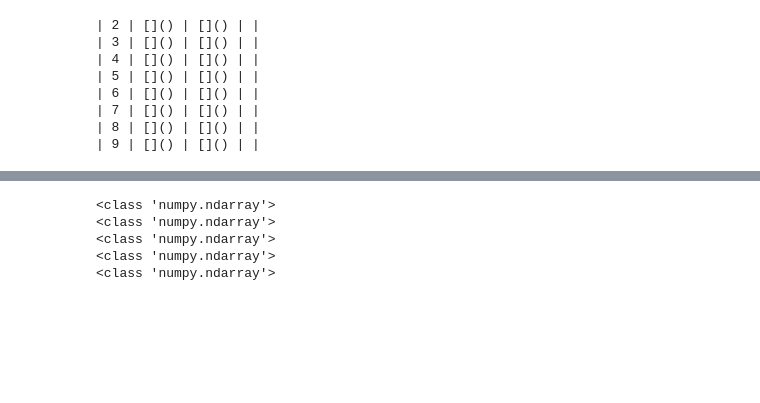
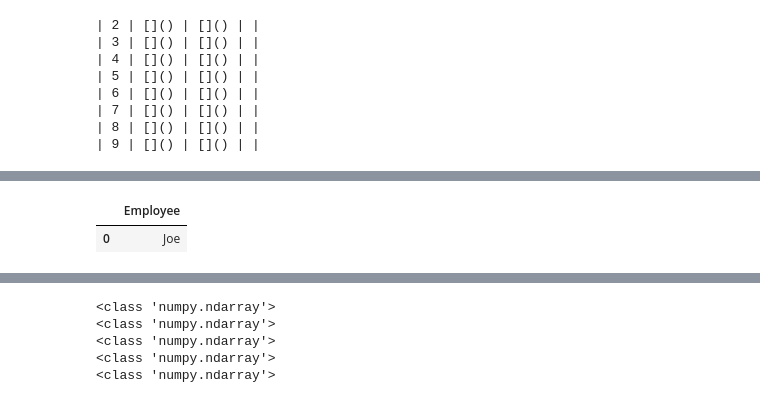
Before and after one commit to speedy1601/Data-Science-Library, a Jupyter notebook: leetcodelinkname.ipynb, the cells around one changed output, grey strips where cells are left out. Saved outputs shown, nothing was run; the diff lists cells and outputs as text; code cells hidden in the pictures; blank space fills up the shorter version.

```diff
--- a/leetcodelinkname.ipynb
+++ b/leetcodelinkname.ipynb
@@ -67,0 +39,11 @@ person, f'{'-'*50}', address
+# %%
+def find_employees(employee: pd.DataFrame) -> pd.DataFrame:
+    return ( employee.merge(right=employee, how='left', left_on='managerId', right_on='id', suffixes=['_e', '_m'])
+            .loc[lambda df: df['salary_e'] > df['salary_m'], ['name_e']]
+            .rename(columns={'name_e' : 'Employee'})
+           )
+
+find_employees(employee)
+# %% [output]
+|  | Employee |
+| 0 | Joe |
```
Also changed, not shown: parts of 8 cells of this notebook, 3 other files.
